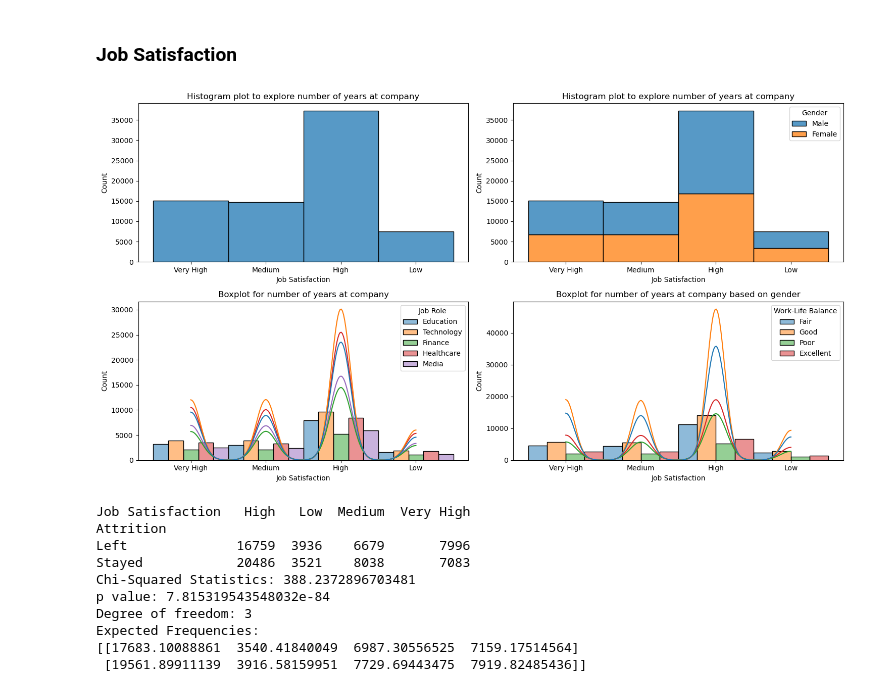
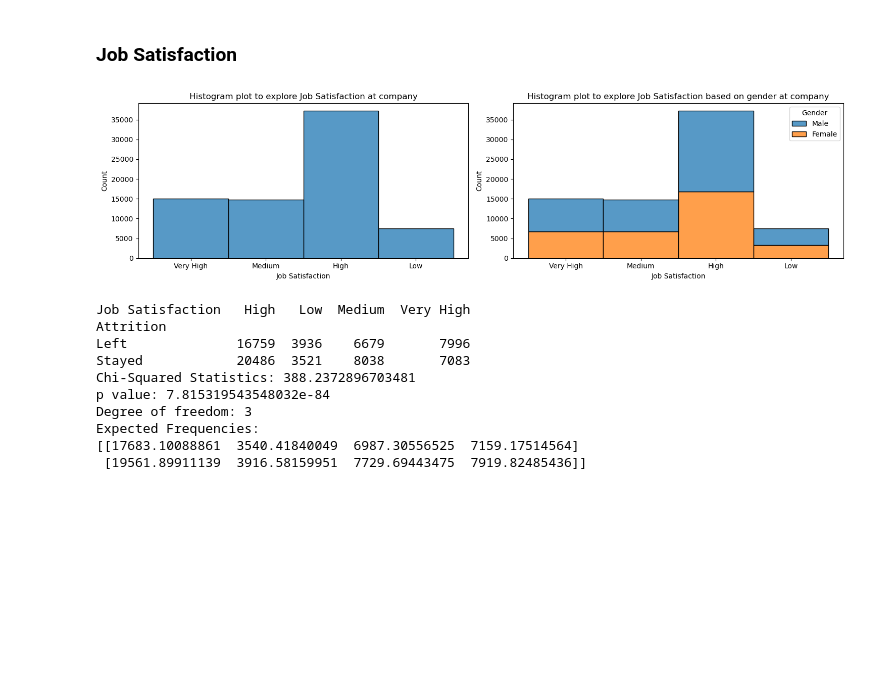
Before and after one commit to buddhathapa12/employment_attrition_analysis, a Jupyter notebook: employment_attrition.ipynb, the cells around one changed output. Saved outputs shown, nothing was run; the diff lists cells and outputs as text; code cells hidden in the pictures; blank space fills up the shorter version.

```diff
--- a/employment_attrition.ipynb
+++ b/employment_attrition.ipynb
@@ -289,21 +295,17 @@ Work-life Balance and Attrition are associated with each other.
 # %% [markdown]
 ### Job Satisfaction
 # %%
-fig, axs= plt.subplots(2, 2, figsize= (15, 8))
+fig, axs= plt.subplots(1, 2, figsize= (15, 4))
 
-sns.histplot(data= employee_df, x= "Job Satisfaction", legend= True, ax= axs[0, 0])
-axs[0, 0].set_title("Histogram plot to explore number of years at company")
-sns.histplot(data= employee_df, x= "Job Satisfaction", bins= 10, hue= "Gender",legend= True,  multiple="stack", ax= axs[0, 1])
-axs[0, 1].set_title("Histogram plot to explore number of years at company")
-sns.histplot(data= employee_df, x= "Job Satisfaction", hue= "Job Role", multiple="dodge", kde=True, ax= axs[1, 0])
-axs[1, 0].set_title("Boxplot for number of years at company")
-sns.histplot(data= employee_df, x= "Job Satisfaction", hue= "Work-Life Balance", multiple="dodge", kde=True, ax= axs[1, 1])
-axs[1, 1].set_title("Boxplot for number of years at company based on gender")
+sns.histplot(data= employee_df, x= "Job Satisfaction", legend= True, ax= axs[0])
+axs[0].set_title("Histogram plot to explore Job Satisfaction at company")
+sns.histplot(data= employee_df, x= "Job Satisfaction", bins= 10, hue= "Gender",legend= True,  multiple="stack", ax= axs[1])
+axs[1].set_title("Histogram plot to explore Job Satisfaction based on gender at company")
 
 plt.tight_layout()
 plt.show()
 # %% [output]
-[figure, old version]
+[figure, new version]
 # %%
 # Chi-square test for Attrition and Work-life balance as both are categorical records.
 
```
Also changed, not shown: parts of 22 cells of this notebook.
